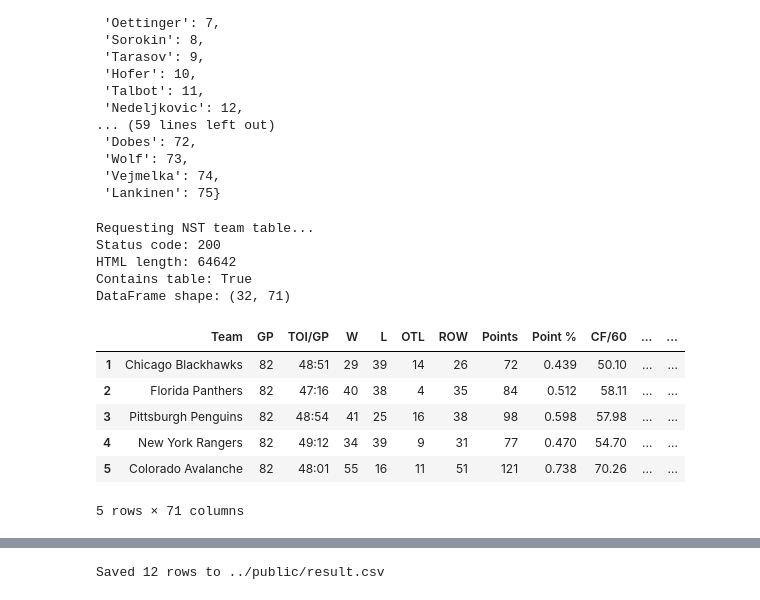
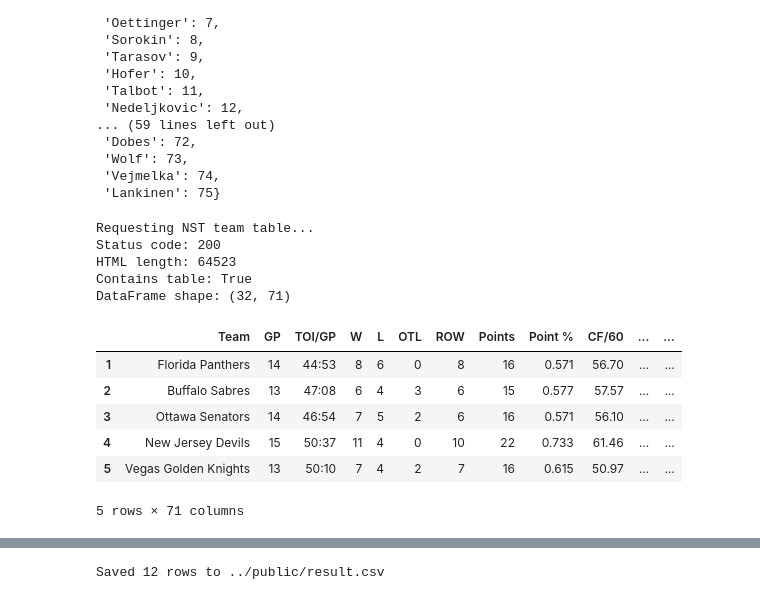
Before and after one commit to ccstevie/nhl-slate, a Jupyter notebook: notebooks/get_todays_games.ipynb, the cells around one changed output, grey strips where cells are left out. Saved outputs shown, nothing was run; the diff lists cells and outputs as text; code cells hidden in the pictures.

```diff
--- a/notebooks/get_todays_games.ipynb
+++ b/notebooks/get_todays_games.ipynb
@@ -256,8 +256,8 @@ key = "451fe70942969369f896204690d6cd68"
 url = (
     "https://data.naturalstattrick.com/teamtable.php"
     f"?key={key}"
-    f"&fromseason=20252026"
-    f"&thruseason=20252026"
+    f"&fromseason=20262027"
+    f"&thruseason=20262027"
     f"&stype=2"
     f"&sit=5v5"
     f"&score=all"
@@ -274,39 +274,39 @@ print("Requesting NST team table...")
 response = requests.get(
     url,
     headers={"nst-key": key},
     timeout=30
 )
 response.raise_for_status()
 
 html = response.text
 
 print("Status code:", response.status_code)
 print("HTML length:", len(html))
 print("Contains table:", "<table" in html.lower())
 
 # Parse the HTML table into a DataFrame
 df = pd.read_html(
     StringIO(html),
     flavor="lxml",
     header=0,
     index_col=0,
     na_values=["-"]
 )[0]
 
 print("DataFrame shape:", df.shape)
 df.head()
 # %% [output]
 Requesting NST team table...
 Status code: 200
-HTML length: 64642
+HTML length: 64523
 Contains table: True
 DataFrame shape: (32, 71)
 |  | Team | GP | TOI/GP | W | L | OTL | ROW | Points | Point % | CF/60 | ... | ... |
-| 1 | Chicago Blackhawks | 82 | 48:51 | 29 | 39 | 14 | 26 | 72 | 0.439 | 50.10 | ... | ... |
-| 2 | Florida Panthers | 82 | 47:16 | 40 | 38 | 4 | 35 | 84 | 0.512 | 58.11 | ... | ... |
-| 3 | Pittsburgh Penguins | 82 | 48:54 | 41 | 25 | 16 | 38 | 98 | 0.598 | 57.98 | ... | ... |
-| 4 | New York Rangers | 82 | 49:12 | 34 | 39 | 9 | 31 | 77 | 0.470 | 54.70 | ... | ... |
-| 5 | Colorado Avalanche | 82 | 48:01 | 55 | 16 | 11 | 51 | 121 | 0.738 | 70.26 | ... | ... |
+| 1 | Florida Panthers | 14 | 44:53 | 8 | 6 | 0 | 8 | 16 | 0.571 | 56.70 | ... | ... |
+| 2 | Buffalo Sabres | 13 | 47:08 | 6 | 4 | 3 | 6 | 15 | 0.577 | 57.57 | ... | ... |
+| 3 | Ottawa Senators | 14 | 46:54 | 7 | 5 | 2 | 6 | 16 | 0.571 | 56.10 | ... | ... |
+| 4 | New Jersey Devils | 15 | 50:37 | 11 | 4 | 0 | 10 | 22 | 0.733 | 61.46 | ... | ... |
+| 5 | Vegas Golden Knights | 13 | 50:10 | 7 | 4 | 2 | 7 | 16 | 0.615 | 50.97 | ... | ... |
 5 rows × 71 columns
 # %%
 # Prepare team statistics
```
Also changed, not shown: parts of 1 cell of this notebook, 1 other file.
